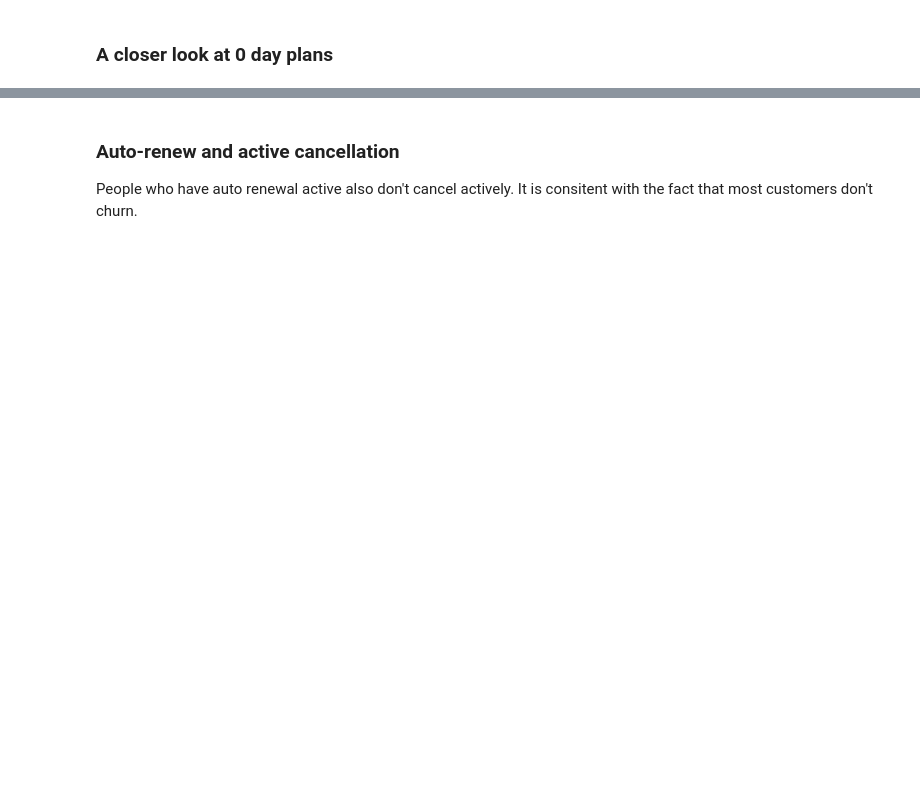
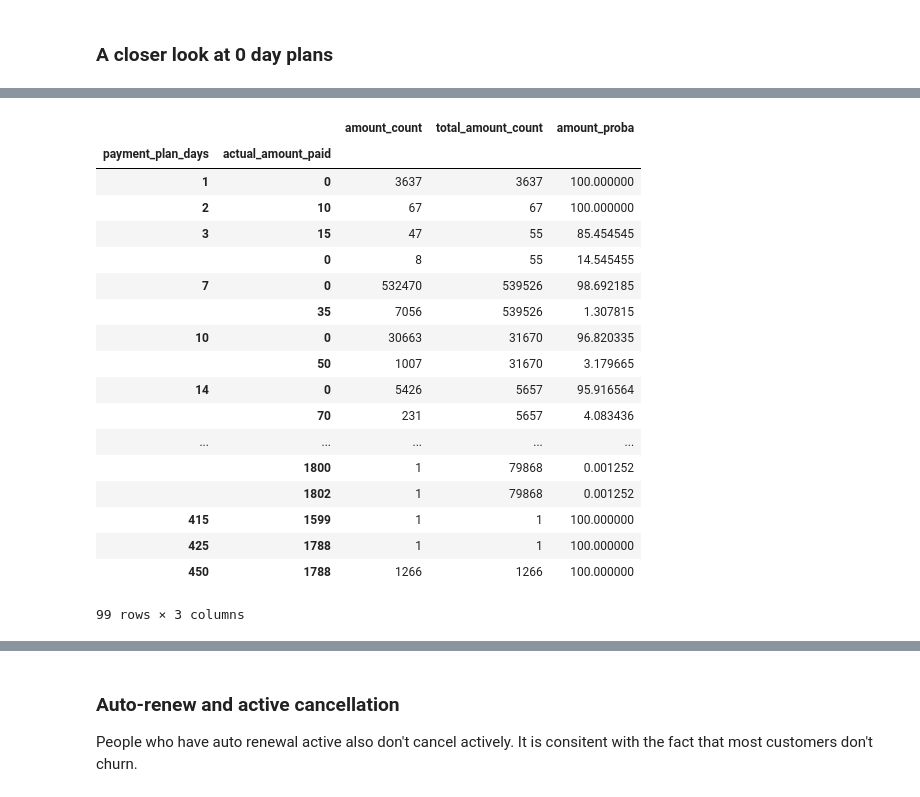
Before and after one commit to cedricherman/Churn_Prediction_KKBOX, a Jupyter notebook: notebooks/KKBOX_Data_Exploration_Transactions.ipynb, the cells around one changed output, grey strips where cells are left out. Saved outputs shown, nothing was run; the diff lists cells and outputs as text; code cells hidden in the pictures; blank space fills up the shorter version.

```diff
--- a/notebooks/KKBOX_Data_Exploration_Transactions.ipynb
+++ b/notebooks/KKBOX_Data_Exploration_Transactions.ipynb
@@ -305,0 +368,36 @@ for user_name, user_df in df_GroupedUsers:
+# %%
+# count number of actual amount for each payment plan days
+s_mcommon = df_plan_grouped.actual_amount_paid.value_counts()
+# %%
+# count total number of actual amount for each payment plan days and broadcast values to actual amount groups
+s_1, s_2 = s_mcommon.align(s_mcommon.sum(level = 0), axis = 0, level = 0)
+# %%
+# concatenate in a single multi-index dataframe
+df_mcommon =  pd.concat([s_1, s_2], axis = 1)
+
+# rename columns
+df_mcommon.columns = ['amount_count', 'total_amount_count']
+# %%
+df_mcommon['amount_proba'] = df_mcommon.amount_count / df_mcommon.total_amount_count * 100
+# %%
+df_mcommon
+# %% [output]
+|  |  | amount_count | total_amount_count | amount_proba |
+| payment_plan_days | actual_amount_paid |  |  |  |
+| 1 | 0 | 3637 | 3637 | 100.000000 |
+| 2 | 10 | 67 | 67 | 100.000000 |
+| 3 | 15 | 47 | 55 | 85.454545 |
+|  | 0 | 8 | 55 | 14.545455 |
+| 7 | 0 | 532470 | 539526 | 98.692185 |
+|  | 35 | 7056 | 539526 | 1.307815 |
+| 10 | 0 | 30663 | 31670 | 96.820335 |
+|  | 50 | 1007 | 31670 | 3.179665 |
+| 14 | 0 | 5426 | 5657 | 95.916564 |
+|  | 70 | 231 | 5657 | 4.083436 |
+| ... | ... | ... | ... | ... |
+|  | 1800 | 1 | 79868 | 0.001252 |
+|  | 1802 | 1 | 79868 | 0.001252 |
+| 415 | 1599 | 1 | 1 | 100.000000 |
+| 425 | 1788 | 1 | 1 | 100.000000 |
+| 450 | 1788 | 1266 | 1266 | 100.000000 |
+99 rows × 3 columns
```
Also changed, not shown: parts of 82 cells of this notebook, 2 other files.
